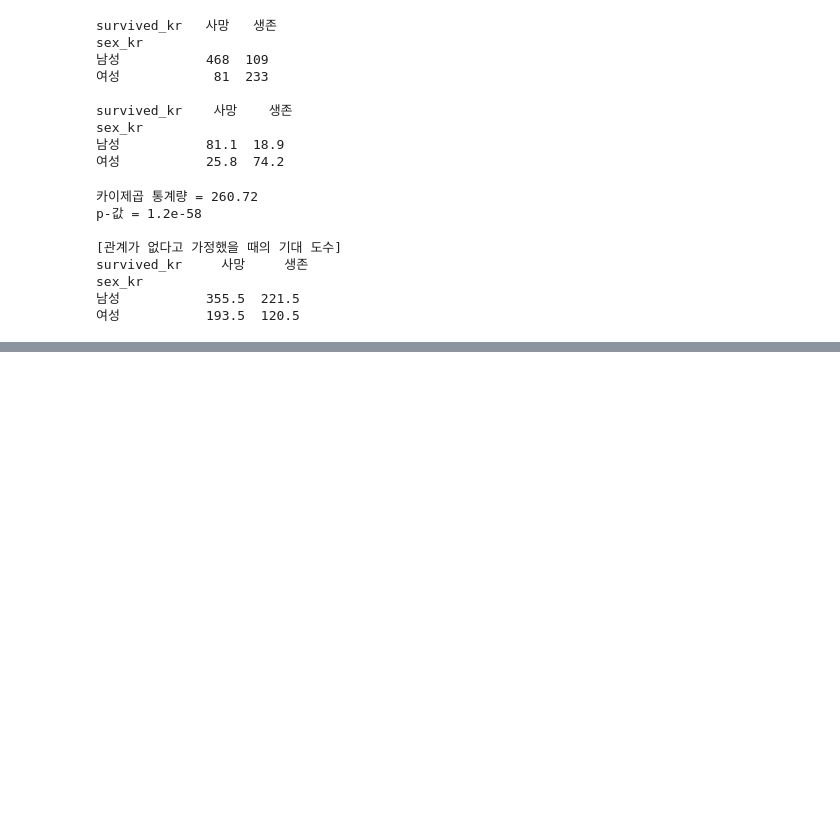
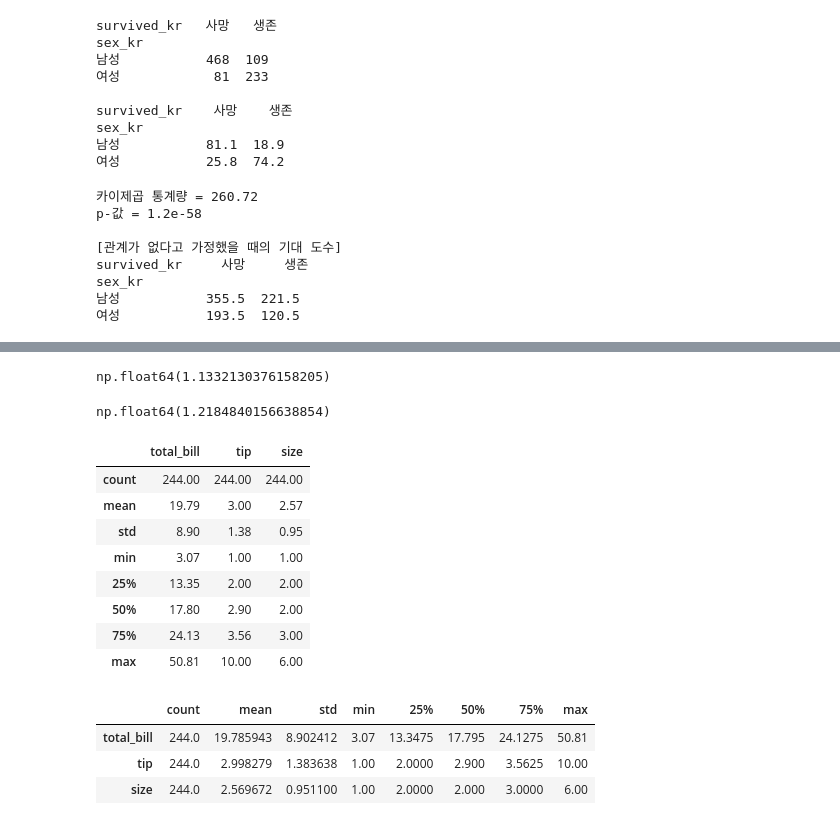
Before and after one commit to ChaeYeongJi/18_r, a Jupyter notebook: 01.ipynb, the cells around one changed output, grey strips where cells are left out. Saved outputs shown, nothing was run; the diff lists cells and outputs as text; code cells hidden in the pictures; blank space fills up the shorter version.

```diff
--- a/01.ipynb
+++ b/01.ipynb
@@ -433,0 +518,34 @@ sex_kr
+# %%
+# 왜도. 분포가 한쪽으로 기울어진 정도
+# 양수: 오른쪽 꼬리가 길다. 음수: 왼쪽 꼬리가 길다.
+# 왜도가 0에 가까울 경우, 좌우대칭에 가깝다
+bill.skew()
+# %% [output]
+np.float64(1.1332130376158205)
+# %%
+# 첨도. 뾰족한 정도
+# 양수: 더 뾰족함. 가운데 어느 특정 데이터값에 많이 몰려있다는 의미.
+bill.kurt()
+# %% [output]
+np.float64(1.2184840156638854)
+# %%
+tips[['total_bill', 'tip', 'size']].describe().round(2)
+# %% [output]
+|  | total_bill | tip | size |
+| count | 244.00 | 244.00 | 244.00 |
+| mean | 19.79 | 3.00 | 2.57 |
+| std | 8.90 | 1.38 | 0.95 |
+| min | 3.07 | 1.00 | 1.00 |
+| 25% | 13.35 | 2.00 | 2.00 |
+| 50% | 17.80 | 2.90 | 2.00 |
+| 75% | 24.13 | 3.56 | 3.00 |
+| max | 50.81 | 10.00 | 6.00 |
+# %%
+num = tips[['total_bill', 'tip', 'size']]
+summary = num.describe().T  # 딥러닝에서 사용 많음
+summary
+# %% [output]
+|  | count | mean | std | min | 25% | 50% | 75% | max |
+| total_bill | 244.0 | 19.785943 | 8.902412 | 3.07 | 13.3475 | 17.795 | 24.1275 | 50.81 |
+| tip | 244.0 | 2.998279 | 1.383638 | 1.00 | 2.0000 | 2.900 | 3.5625 | 10.00 |
+| size | 244.0 | 2.569672 | 0.951100 | 1.00 | 2.0000 | 2.000 | 3.0000 | 6.00 |
```
Also changed, not shown: parts of 11 cells of this notebook.
